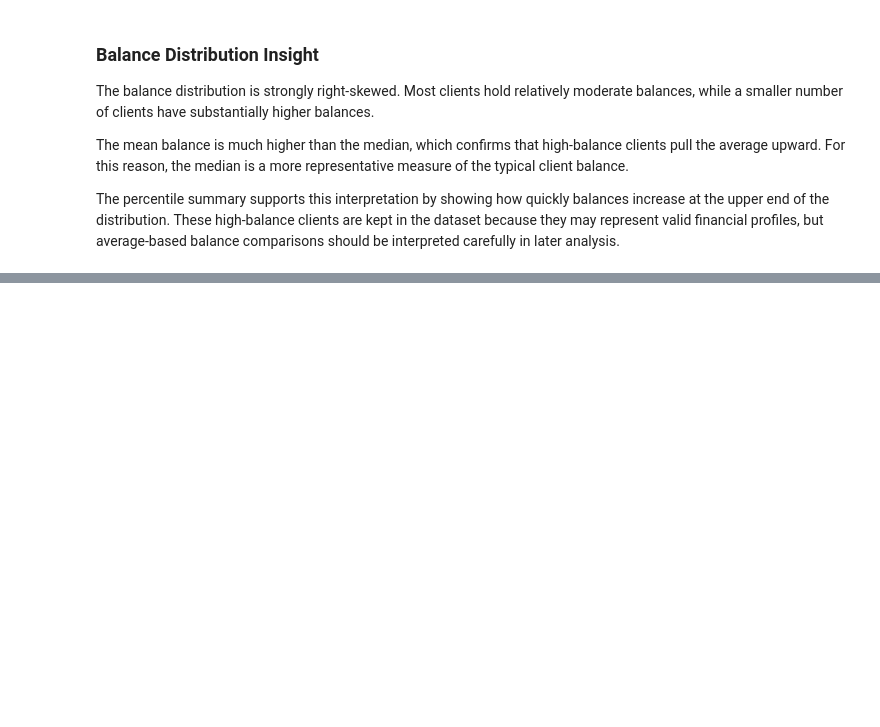
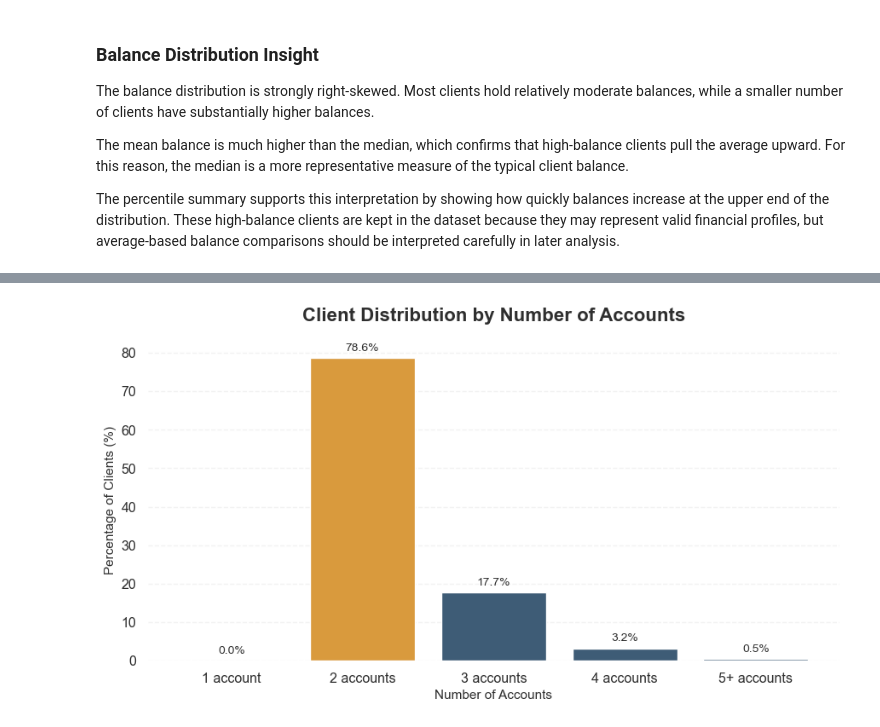
Before and after one commit to bloodnickel/project_2, a Jupyter notebook: 2_Python_Notebook/Johannes.ipynb, the cells around one changed output, grey strips where cells are left out. Saved outputs shown, nothing was run; the diff lists cells and outputs as text; code cells hidden in the pictures; blank space fills up the shorter version.

```diff
--- a/2_Python_Notebook/Johannes.ipynb
+++ b/2_Python_Notebook/Johannes.ipynb
@@ -891,0 +973,42 @@ The percentile summary supports this interpretation by showing how quickly balan
+# %%
+account_order = ["1 account", "2 accounts", "3 accounts", "4 accounts", "5+ accounts"]
+
+df1_demo_clean["account_group"] = np.where(
+    df1_demo_clean["number_accounts"] >= 5,
+    "5+ accounts",
+    df1_demo_clean["number_accounts"].astype(int).astype(str) + " accounts"
+)
+
+df1_demo_clean.loc[df1_demo_clean["number_accounts"] == 1, "account_group"] = "1 account"
+df1_demo_clean["account_group"] = pd.Categorical(df1_demo_clean["account_group"], categories=account_order, ordered=True)
+
+account_group_distribution = df1_demo_clean["account_group"].value_counts().reindex(account_order, fill_value=0).reset_index()
+account_group_distribution.columns = ["account_group", "client_count"]
+account_group_distribution["percentage"] = (account_group_distribution["client_count"] / len(df1_demo_clean) * 100).round(1)
+
+highlight_group = account_group_distribution.loc[account_group_distribution["percentage"].idxmax(), "account_group"]
+bar_colors = [project_palette["amber"] if group == highlight_group else project_palette["slate_blue"] for group in account_group_distribution["account_group"]]
+
+plt.figure(figsize=(9, 5))
+
+ax = plt.gca()
+bars = ax.bar(account_group_distribution["account_group"], account_group_distribution["percentage"], color=bar_colors)
+
+plt.title("Client Distribution by Number of Accounts", fontsize=16, weight="bold", pad=15)
+plt.xlabel("Number of Accounts", fontsize=11)
+plt.ylabel("Percentage of Clients (%)", fontsize=11)
+
+ax.grid(axis="y", linestyle="--", alpha=0.25)
+ax.grid(axis="x", visible=False)
+
+ax.bar_label(bars, labels=[f"{v:.1f}%" for v in account_group_distribution["percentage"]], padding=4, fontsize=10, color=project_palette["charcoal"])
+
+sns.despine(left=True, bottom=True)
+
+plt.ylim(0, account_group_distribution["percentage"].max() + 5)
+
+plt.tight_layout()
+plt.savefig("../3_Visualizations/client_distribution_number_of_accounts.png", dpi=300, bbox_inches="tight")
+plt.show()
+# %% [output]
+[figure, added]
```
Also changed, not shown: parts of 24 cells of this notebook, 9 other files.
